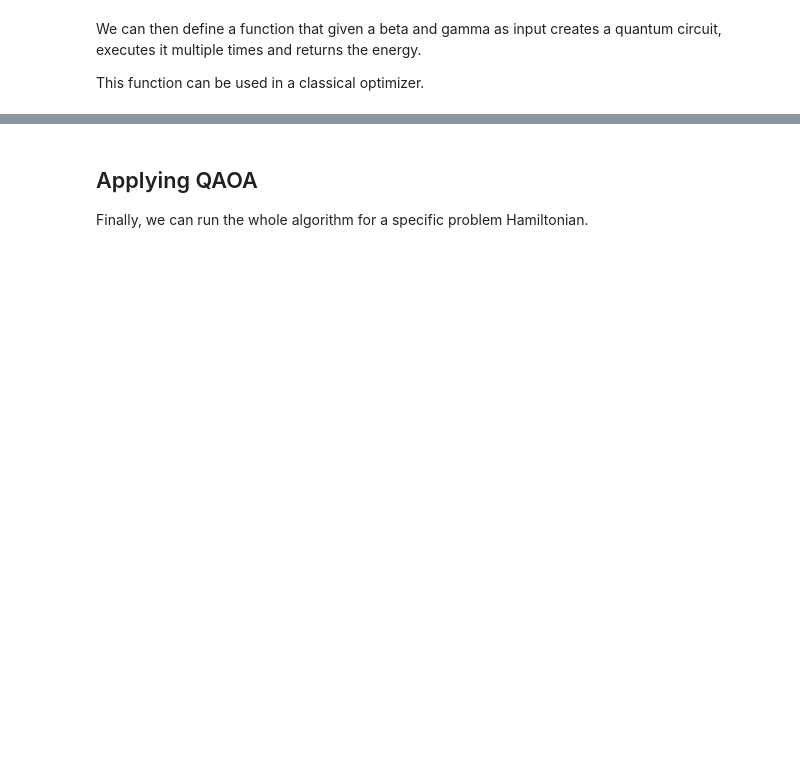
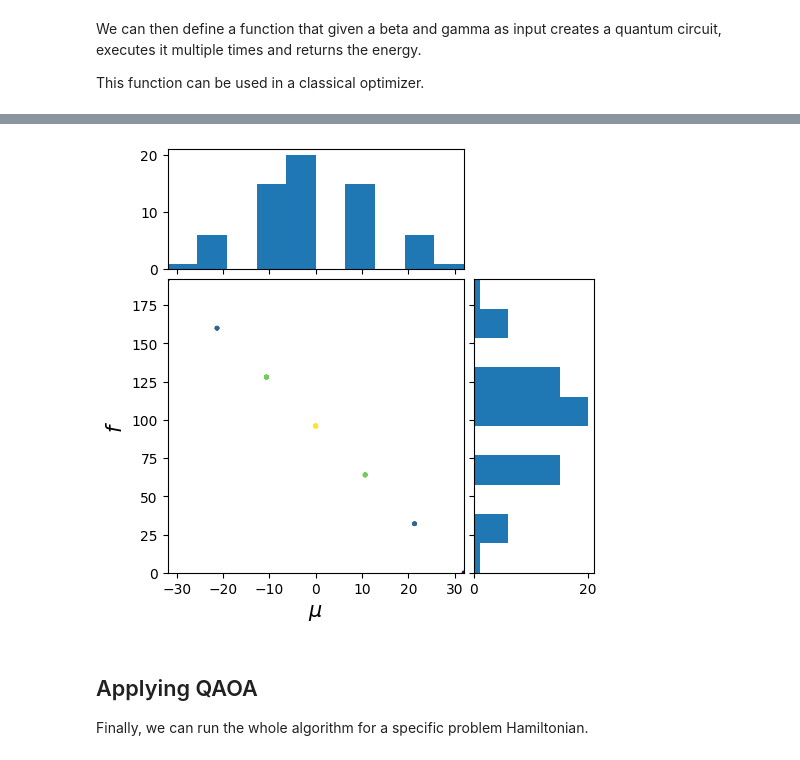
Before and after one commit to KIT-TVA/qc-configuration-problem, a Jupyter notebook: configproblem/qaoa_mincost_sat.ipynb, the cells around one changed output, grey strips where cells are left out. Cells and saved outputs as stored; diff of their text form; code cells hidden in the pictures; blank space fills up the shorter version.

```diff
--- a/configproblem/qaoa_mincost_sat.ipynb
+++ b/configproblem/qaoa_mincost_sat.ipynb
@@ -372,3 +542,74 @@ plt.show()
+# %%
+# Plot cost landscape for different f and mu
+from mpl_toolkits.axes_grid1 import make_axes_locatable
+from scipy.stats import gaussian_kde
+
+# Calculate f(z) = sum_{i,j} z(i) M_{i,j} z(j) for each bitstring z
+f = np.zeros(shape=(2**6))
+
+for i in range(0, 2**6):
+    bitstring = np.binary_repr(i, width=6)
+    for j in range(0, 2**6):
+        bitstring_j = np.binary_repr(j, width=6)
+        for char_i, char_j in zip(bitstring, bitstring_j):
+            if char_i == char_j == '1':
+                f[i] += 1 # TODO add cost
+
+# Calculate mu(z_0) = sum_{\Delta(z_0, z) = 1} \frac{f(z) - f(z_0)}{N} for each bitstring z_0
+mu = np.zeros(shape=(2**6))
+
+for i in range(0, 2**6):
+    bitstring = np.binary_repr(i, width=6)
+    for j in range(0, 2**6):
+        bitstring_j = np.binary_repr(j, width=6)
+        hamming_distance = 0
+        for char_i, char_j in zip(bitstring, bitstring_j):
+            if char_i != char_j:
+                hamming_distance += 1
+        if hamming_distance == 1:
+            mu[i] += (f[j] - f[i]) / 6
+
+# TODO find better method for this
+# inflate dataset
+# f = np.repeat(f, 50)
+# randomly spread out equal values by whole numbers, while spreading values that occur more often more
+# f = f + np.random.randint(0, 50, size=f.shape)
+
+# inflate dataset
+# mu = np.repeat(mu, 50)
+# randomly spread out equal values by whole numbers, while spreading values that occur more often more
+# mu = mu + np.random.randint(0, 20, size=mu.shape)
+
+f_mu = np.vstack([mu, f])
+z = gaussian_kde(f_mu)(f_mu)
+
+fig, ax = plt.subplots(figsize=(5.5, 5.5))
+
+ax.scatter(mu, f, c=z, s=5)
+ax.set_xlabel(r"$\mu$", fontsize=15)
+ax.set_ylabel(r"$f$", fontsize=15)
+ax.set_xlim(min(mu), max(mu))
+ax.set_ylim(min(f), max(f))
+
+divider = make_axes_locatable(ax)
+
+ax_histx = divider.append_axes("top", 1.2, pad=0.1, sharex=ax)
+ax_histy = divider.append_axes("right", 1.2, pad=0.1, sharey=ax)
+
+ax_histx.xaxis.set_tick_params(labelbottom=False)
+ax_histy.yaxis.set_tick_params(labelleft=False)
+
+f_x_min = min(f)
+f_x_max = max(f)
+mu_y_min = min(mu)
+mu_y_max = max(mu)
+
+ax_histx.hist(mu)
+ax_histy.hist(f, orientation='horizontal')
+
+plt.show()
+# %% [output]
+[figure, added]
 # %% [markdown]
 ## Applying QAOA
 Finally, we can run the whole algorithm for a specific problem Hamiltonian.
```
Also changed, not shown: parts of 21 cells of this notebook.
